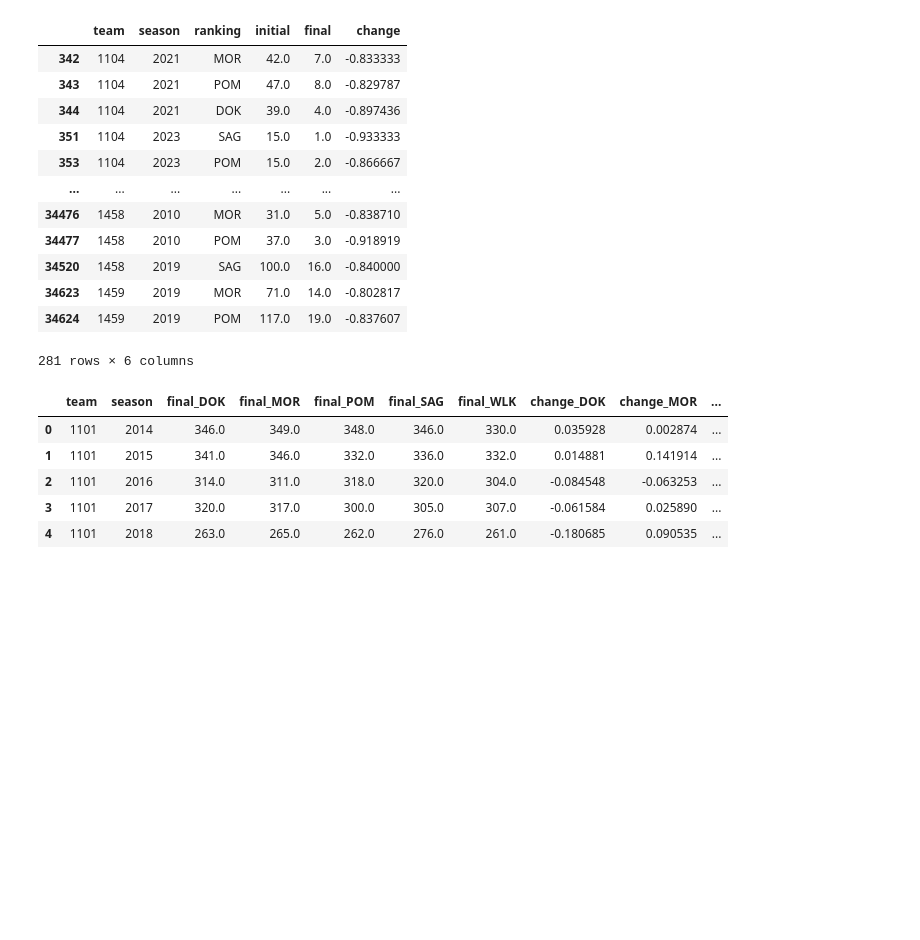
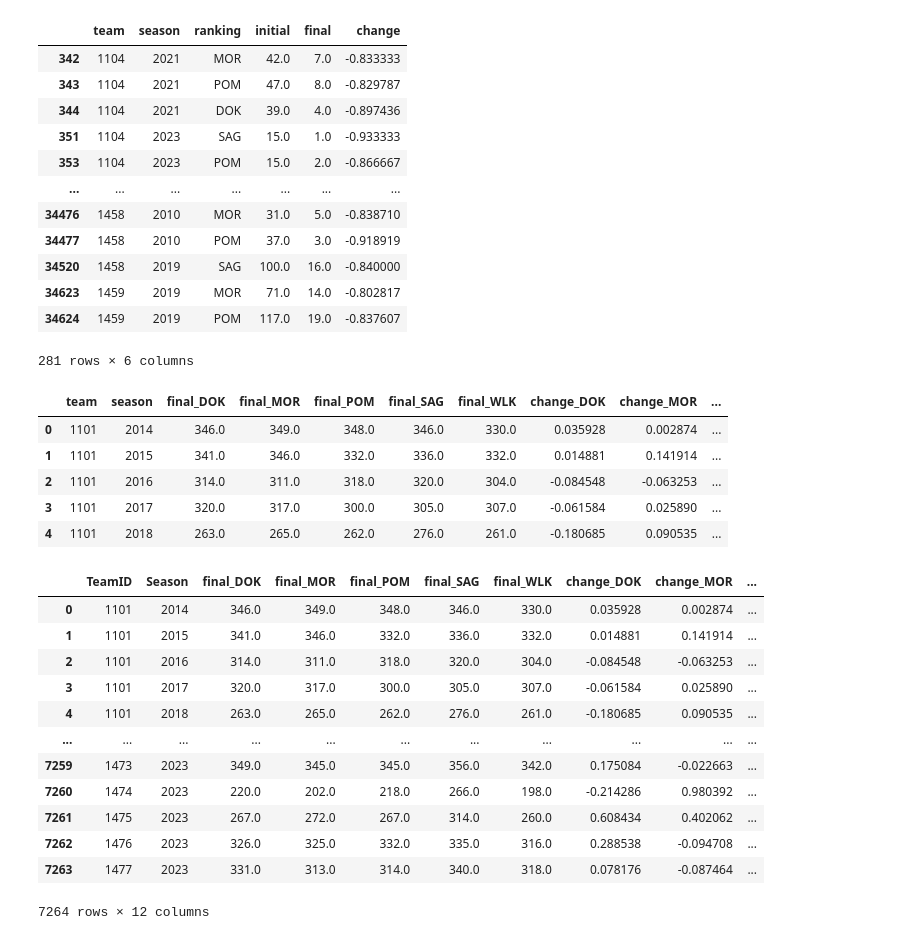
Before and after one commit to DylanBingham/March-Madness-2023, a Jupyter notebook: sandbox.ipynb, the cells around one changed output. Cells and saved outputs as stored; diff of their text form; code cells hidden in the pictures; blank space fills up the shorter version.

```diff
--- a/sandbox.ipynb
+++ b/sandbox.ipynb
@@ -173,3 +173,25 @@ output_pvt.head()
 | 2 | 1101 | 2016 | 314.0 | 311.0 | 318.0 | 320.0 | 304.0 | -0.084548 | -0.063253 | ... |
 | 3 | 1101 | 2017 | 320.0 | 317.0 | 300.0 | 305.0 | 307.0 | -0.061584 | 0.025890 | ... |
 | 4 | 1101 | 2018 | 263.0 | 265.0 | 262.0 | 276.0 | 261.0 | -0.180685 | 0.090535 | ... |
+# %%
+new_col_names = {
+    "team": "TeamID",
+    "season": "Season"
+}
+
+output_pvt.rename(new_col_names, axis=1, inplace=True)
+output_pvt
+# %% [output]
+|  | TeamID | Season | final_DOK | final_MOR | final_POM | final_SAG | final_WLK | change_DOK | change_MOR | ... |
+| 0 | 1101 | 2014 | 346.0 | 349.0 | 348.0 | 346.0 | 330.0 | 0.035928 | 0.002874 | ... |
+| 1 | 1101 | 2015 | 341.0 | 346.0 | 332.0 | 336.0 | 332.0 | 0.014881 | 0.141914 | ... |
+| 2 | 1101 | 2016 | 314.0 | 311.0 | 318.0 | 320.0 | 304.0 | -0.084548 | -0.063253 | ... |
+| 3 | 1101 | 2017 | 320.0 | 317.0 | 300.0 | 305.0 | 307.0 | -0.061584 | 0.025890 | ... |
+| 4 | 1101 | 2018 | 263.0 | 265.0 | 262.0 | 276.0 | 261.0 | -0.180685 | 0.090535 | ... |
+| ... | ... | ... | ... | ... | ... | ... | ... | ... | ... | ... |
+| 7259 | 1473 | 2023 | 349.0 | 345.0 | 345.0 | 356.0 | 342.0 | 0.175084 | -0.022663 | ... |
+| 7260 | 1474 | 2023 | 220.0 | 202.0 | 218.0 | 266.0 | 198.0 | -0.214286 | 0.980392 | ... |
+| 7261 | 1475 | 2023 | 267.0 | 272.0 | 267.0 | 314.0 | 260.0 | 0.608434 | 0.402062 | ... |
+| 7262 | 1476 | 2023 | 326.0 | 325.0 | 332.0 | 335.0 | 316.0 | 0.288538 | -0.094708 | ... |
+| 7263 | 1477 | 2023 | 331.0 | 313.0 | 314.0 | 340.0 | 318.0 | 0.078176 | -0.087464 | ... |
+7264 rows × 12 columns
```
Also changed, not shown: parts of 1 cell of this notebook, 2 other files.
